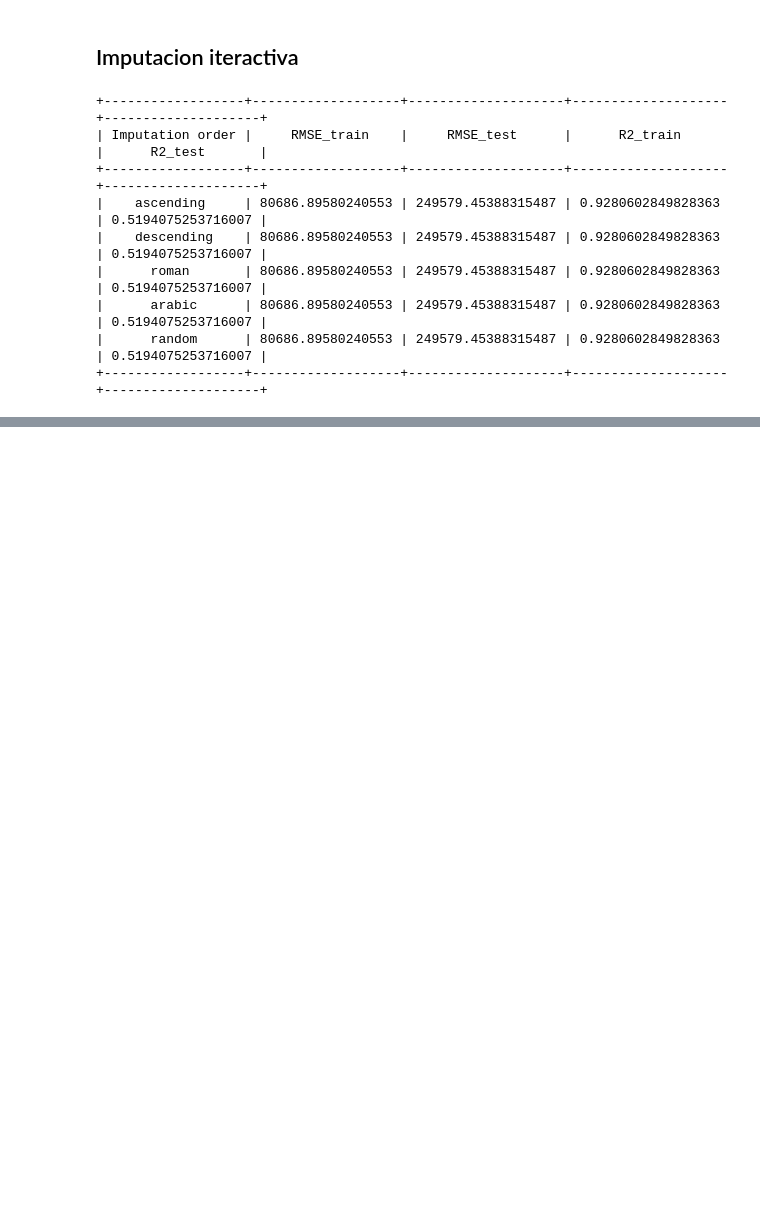
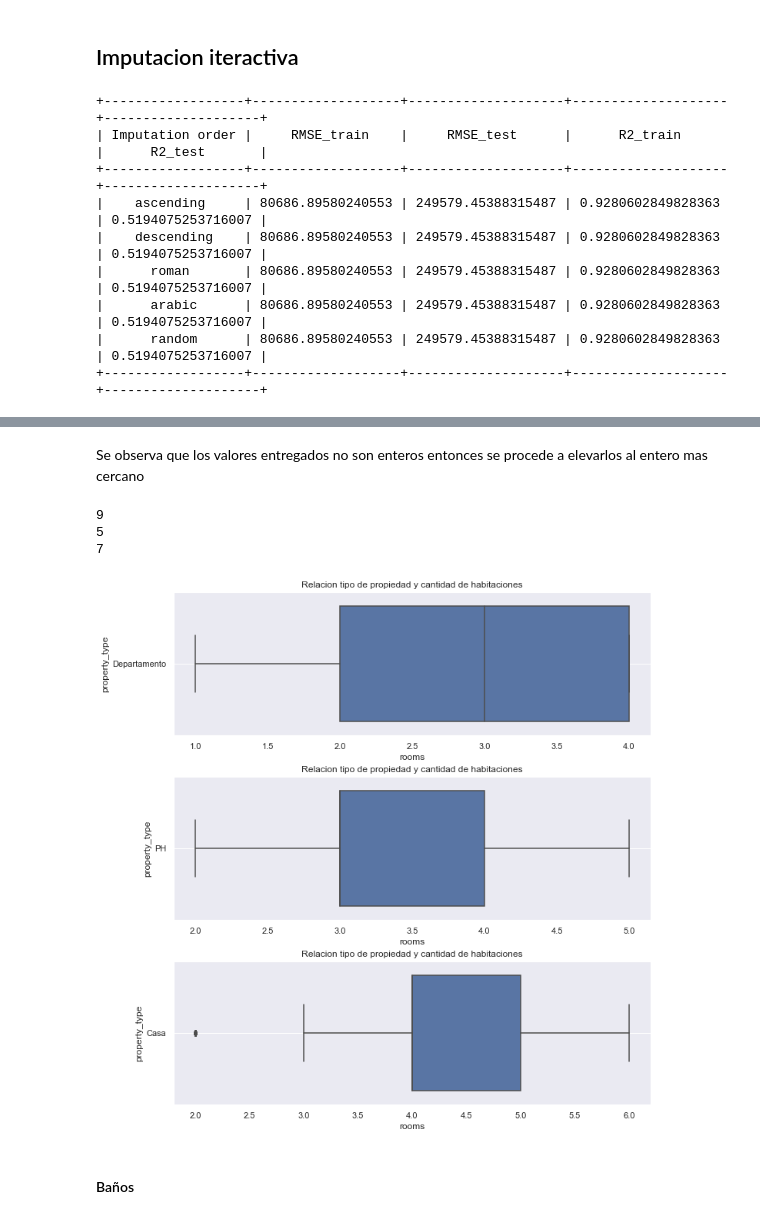
Before and after one commit to jimmyibanez/project_property2, a Jupyter notebook: Project_2.ipynb, the cells around one changed output, grey strips where cells are left out. Saved outputs shown, nothing was run; the diff lists cells and outputs as text; code cells hidden in the pictures; blank space fills up the shorter version.

```diff
--- a/Project_2.ipynb
+++ b/Project_2.ipynb
@@ -515,0 +624,30 @@ dtype: int64
+# %% [markdown]
+Se observa que los valores entregados no son enteros entonces se procede a elevarlos al entero mas cercano
+# %%
+for i in rooms_max_list:
+    floor_max=math.floor(i)
+    print(floor_max)
+# %% [output]
+9
+5
+7
+# %%
+dptos= dptos[(dptos.rooms <= 7.0) & (dptos.rooms >=1.0) ]
+phs=phs[(phs.rooms <= 5.0) & (phs.rooms >=2.0) ]
+casas=casas[(casas.rooms <= 9.0) & (casas.rooms >=2.0) ]
+# %%
+figure,(ax1,ax2,ax3) = plt.subplots(3,constrained_layout=True,figsize=(10,10))
+ax1.set_title("Relacion tipo de propiedad y cantidad de habitaciones")
+ax2.set_title("Relacion tipo de propiedad y cantidad de habitaciones")
+ax3.set_title("Relacion tipo de propiedad y cantidad de habitaciones")
+sns.boxplot(data=dptos,x="rooms",y="property_type",ax=ax1)
+sns.boxplot(data=phs,x="rooms",y="property_type",ax=ax2)
+sns.boxplot(data=casas,x="rooms",y="property_type",ax=ax3)
+ax1.grid()
+ax2.grid()
+ax3.grid()
+plt.show()
+# %% [output]
+[figure, added]
+# %% [markdown]
+#### Baños
```
Also changed, not shown: parts of 41 cells of this notebook.
